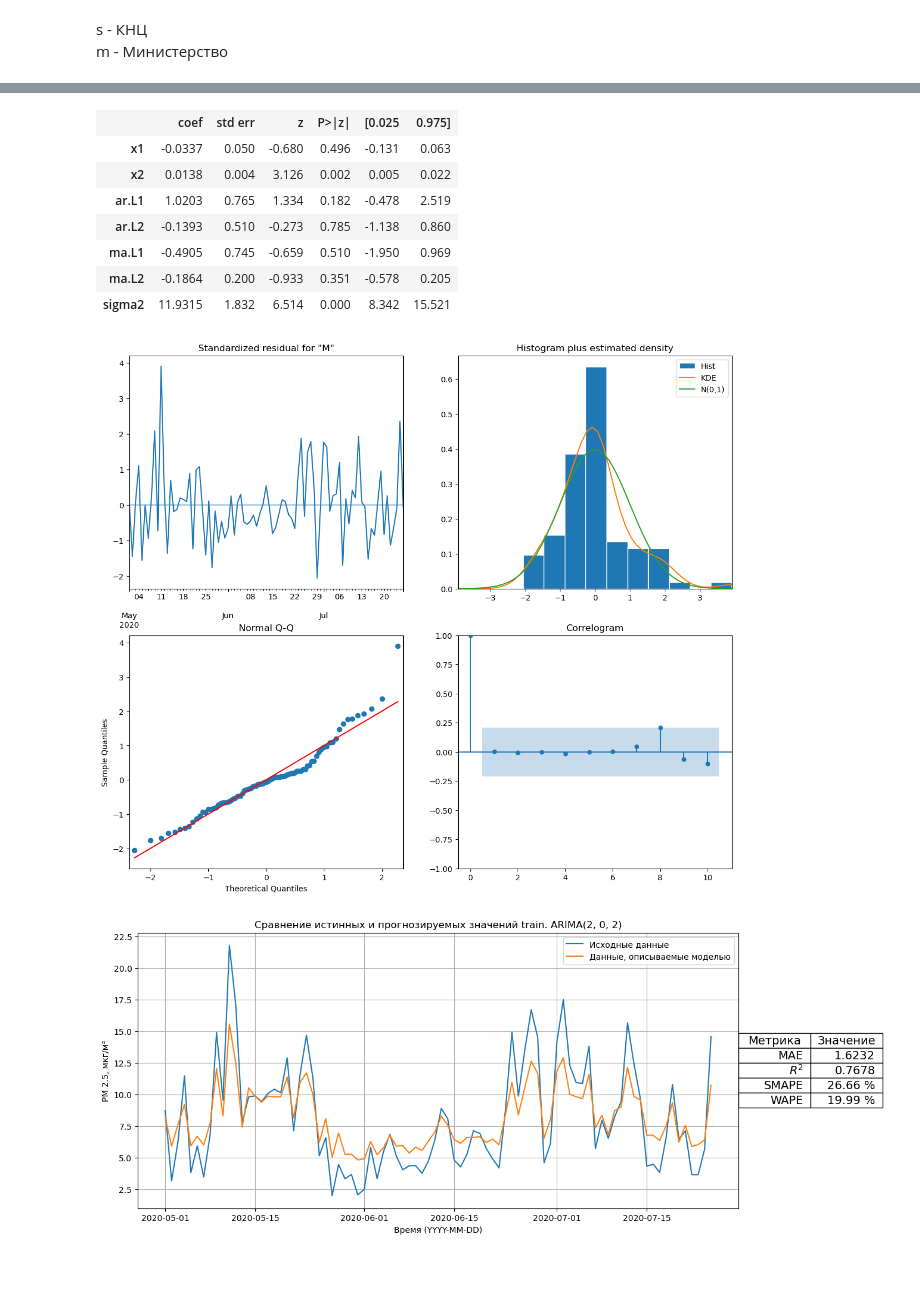
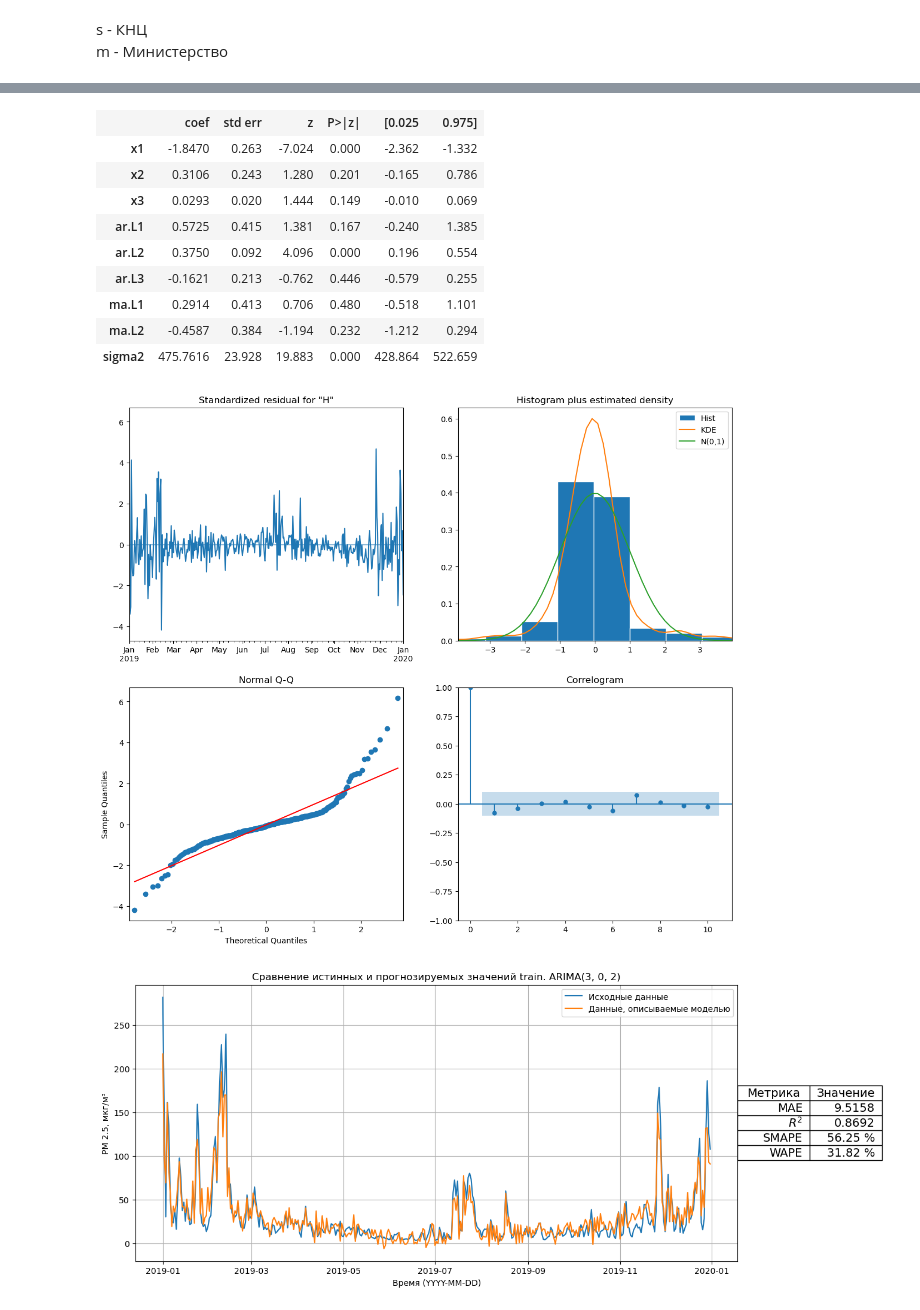
Before and after one commit to Nikita-Lev/Forecasting-PM-2.5-in-the-atmosphere-of-Krasnoyarsk, a Jupyter notebook: Прогнозирование_суточно.ipynb, the cells around one changed output, grey strips where cells are left out. Saved outputs shown, nothing was run; the diff lists cells and outputs as text; code cells hidden in the pictures; blank space fills up the shorter version.

```diff
--- a/Прогнозирование_суточно.ipynb
+++ b/Прогнозирование_суточно.ipynb
@@ -28,12 +27,12 @@ dfAll
 # %%
-district = 'Mean'
+district = 'Покровка'
 df = dfAll[district]
 
 # Срез данных от begin до end
-begin, end = "2020-05-01", "2020-08-01"
+begin, end = "2019-01-01", "2023-01-04"
 
 # Начало прогнозирования
-start = "2020-07-26"
+start = "2023-01-01"
 
 PlotSerie(df[begin : end], f'PM 2.5   {district}.    {begin} — {end}.')
 # %% [output]
@@ -41,3 +40,3 @@ PlotSerie(df[begin : end], f'PM 2.5   {district}.    {begin} — {end}.')
 # %%
-forecast = Forecaster(sensor, district, begin, start, end, exog_features = ['Wet','Pressure'])
+forecast = Forecaster(sensor, district, begin, start, end, exog_features = ['Temperature', 'Wet', 'Pressure', 'Wind_speed', 'Wind_dir'], fill = fill)
 # %% [output]
@@ -46,13 +64,15 @@ forecast = Forecaster(sensor, district, begin, start, end, exog_features = ['Wet
 # %%
-forecast.getModel(p = 2, d = 0, q = 2, use_optimal = False, save = True)
+forecast.getModel(p = 3, d = 0, q = 2, use_optimal = False, save = False)
 # %% [output]
 |  | coef | std err | z | P>|z| | [0.025 | 0.975] |
-| x1 | -0.0337 | 0.050 | -0.680 | 0.496 | -0.131 | 0.063 |
-| x2 | 0.0138 | 0.004 | 3.126 | 0.002 | 0.005 | 0.022 |
-| ar.L1 | 1.0203 | 0.765 | 1.334 | 0.182 | -0.478 | 2.519 |
-| ar.L2 | -0.1393 | 0.510 | -0.273 | 0.785 | -1.138 | 0.860 |
-| ma.L1 | -0.4905 | 0.745 | -0.659 | 0.510 | -1.950 | 0.969 |
-| ma.L2 | -0.1864 | 0.200 | -0.933 | 0.351 | -0.578 | 0.205 |
-| sigma2 | 11.9315 | 1.832 | 6.514 | 0.000 | 8.342 | 15.521 |
+| x1 | -1.8470 | 0.263 | -7.024 | 0.000 | -2.362 | -1.332 |
+| x2 | 0.3106 | 0.243 | 1.280 | 0.201 | -0.165 | 0.786 |
+| x3 | 0.0293 | 0.020 | 1.444 | 0.149 | -0.010 | 0.069 |
+| ar.L1 | 0.5725 | 0.415 | 1.381 | 0.167 | -0.240 | 1.385 |
+| ar.L2 | 0.3750 | 0.092 | 4.096 | 0.000 | 0.196 | 0.554 |
+| ar.L3 | -0.1621 | 0.213 | -0.762 | 0.446 | -0.579 | 0.255 |
+| ma.L1 | 0.2914 | 0.413 | 0.706 | 0.480 | -0.518 | 1.101 |
+| ma.L2 | -0.4587 | 0.384 | -1.194 | 0.232 | -1.212 | 0.294 |
+| sigma2 | 475.7616 | 23.928 | 19.883 | 0.000 | 428.864 | 522.659 |
-[figure, old version]
+[figure, new version]
-[figure, old version]
+[figure, new version]
```
Also changed, not shown: parts of 4 cells of this notebook, 11 other files.
